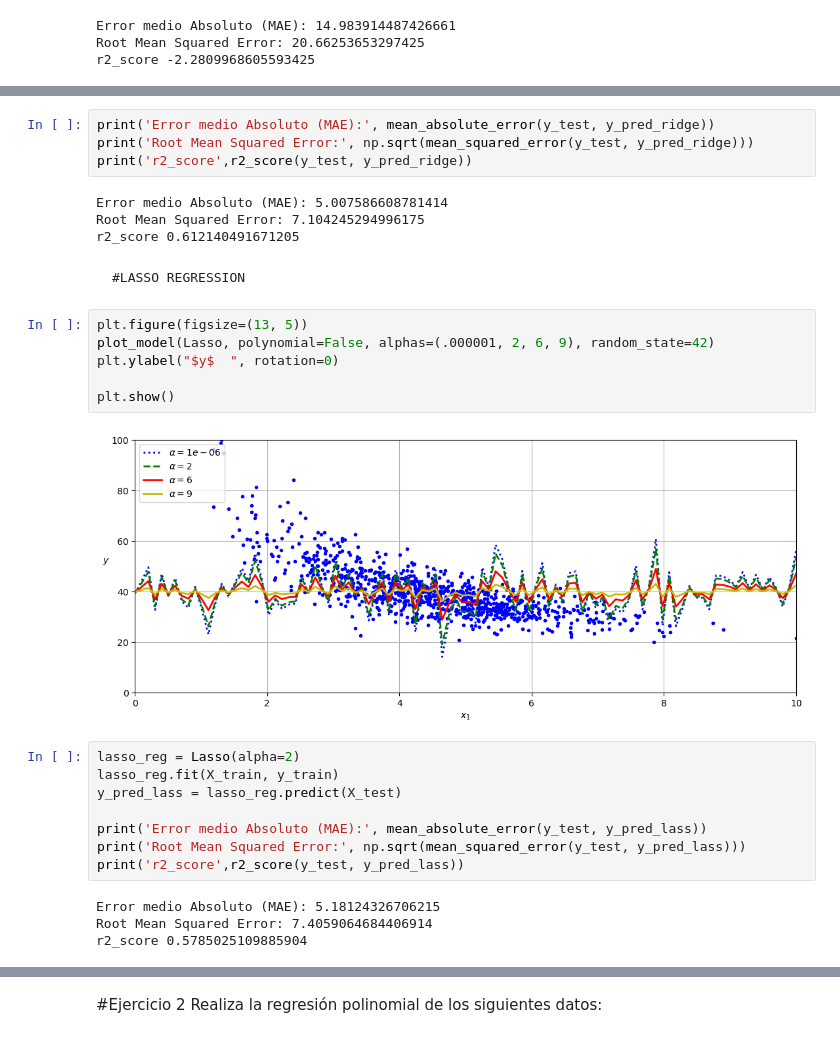
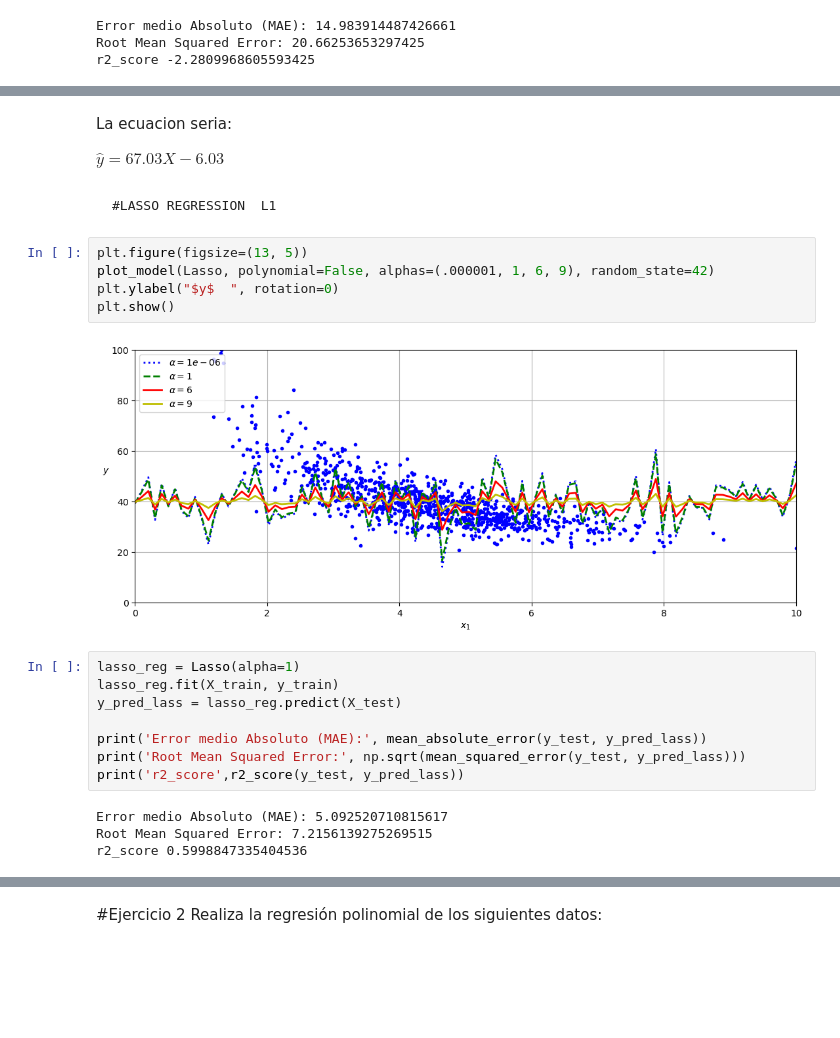
Before and after one commit to PosgradoMNA/actividades-de-aprendizaje-A01150931, a Jupyter notebook: semana8_kmeans/TecMty_Regresion_lineal_polinomial.ipynb, the cells around one changed output, grey strips where cells are left out. Saved outputs shown, nothing was run; the diff lists cells and outputs as text; blank space fills up the shorter version.

```diff
--- a/semana8_kmeans/TecMty_Regresion_lineal_polinomial.ipynb
+++ b/semana8_kmeans/TecMty_Regresion_lineal_polinomial.ipynb
@@ -228,33 +240,28 @@ ridge_reg.intercept_, ridge_reg.coef_
+# %% [markdown]
+La ecuacion seria:
+
+$\hat{y} =  67.03X -6.03$
+# %% [markdown]
+    #LASSO REGRESSION  L1
+# %%
+plt.figure(figsize=(13, 5))
+plot_model(Lasso, polynomial=False, alphas=(.000001, 1, 6, 9), random_state=42)
+plt.ylabel("$y$  ", rotation=0)
+plt.show()
+# %% [output]
+[figure, added]
 # %%
-print('Error medio Absoluto (MAE):', mean_absolute_error(y_test, y_pred_ridge))
-print('Root Mean Squared Error:', np.sqrt(mean_squared_error(y_test, y_pred_ridge)))
-print('r2_score',r2_score(y_test, y_pred_ridge))
+lasso_reg = Lasso(alpha=1)
+lasso_reg.fit(X_train, y_train)
+y_pred_lass = lasso_reg.predict(X_test)
+
+print('Error medio Absoluto (MAE):', mean_absolute_error(y_test, y_pred_lass))
+print('Root Mean Squared Error:', np.sqrt(mean_squared_error(y_test, y_pred_lass)))
+print('r2_score',r2_score(y_test, y_pred_lass))
 # %% [output]
-Error medio Absoluto (MAE): 5.007586608781414
-Root Mean Squared Error: 7.104245294996175
-r2_score 0.612140491671205
+Error medio Absoluto (MAE): 5.092520710815617
+Root Mean Squared Error: 7.2156139275269515
+r2_score 0.5998847335404536
-# %% [markdown]
-    #LASSO REGRESSION
-# %%
-plt.figure(figsize=(13, 5))
-plot_model(Lasso, polynomial=False, alphas=(.000001, 2, 6, 9), random_state=42)
-plt.ylabel("$y$  ", rotation=0)
-
-plt.show()
-# %% [output]
-[figure, removed]
-# %%
-lasso_reg = Lasso(alpha=2)
-lasso_reg.fit(X_train, y_train)
-y_pred_lass = lasso_reg.predict(X_test)
-
-print('Error medio Absoluto (MAE):', mean_absolute_error(y_test, y_pred_lass))
-print('Root Mean Squared Error:', np.sqrt(mean_squared_error(y_test, y_pred_lass)))
-print('r2_score',r2_score(y_test, y_pred_lass))
-# %% [output]
-Error medio Absoluto (MAE): 5.18124326706215
-Root Mean Squared Error: 7.4059064684406914
-r2_score 0.5785025109885904
 # %%
 lasso_reg.intercept_, lasso_reg.coef_
 # %% [output]
```
Also changed, not shown: parts of 38 cells of this notebook.
